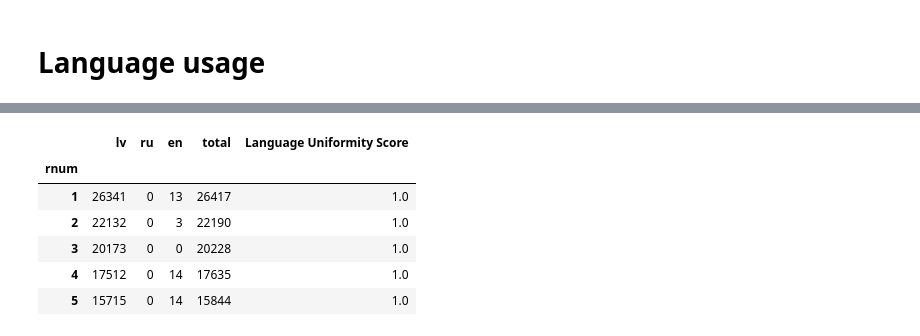
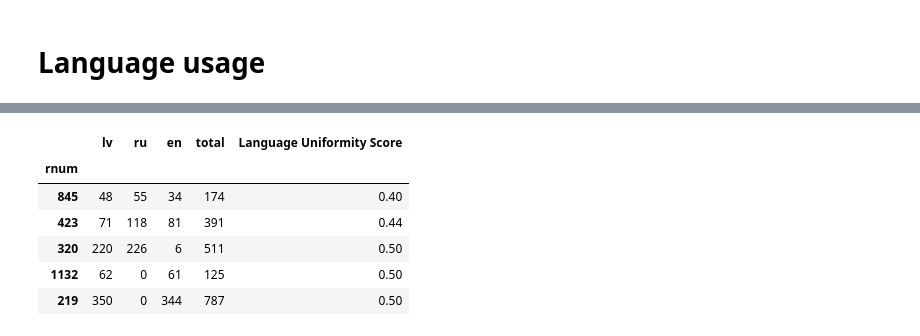
Before and after one commit to dimazest/2018-lv2, a Jupyter notebook: supplement/notebook.ipynb, the cells around one changed output, grey strips where cells are left out. Cells and saved outputs as stored; diff of their text form; code cells hidden in the pictures.

```diff
--- a/supplement/notebook.ipynb
+++ b/supplement/notebook.ipynb
@@ -50,10 +59,10 @@ lang_usage = _
 # %%
-lang_usage.head()
+lang_usage.sort_values('Language Uniformity Score').head()
 # %% [output]
 |  | lv | ru | en | total | Language Uniformity Score |
 | rnum |  |  |  |  |  |
-| 1 | 26341 | 0 | 13 | 26417 | 1.0 |
-| 2 | 22132 | 0 | 3 | 22190 | 1.0 |
-| 3 | 20173 | 0 | 0 | 20228 | 1.0 |
-| 4 | 17512 | 0 | 14 | 17635 | 1.0 |
-| 5 | 15715 | 0 | 14 | 15844 | 1.0 |
+| 845 | 48 | 55 | 34 | 174 | 0.40 |
+| 423 | 71 | 118 | 81 | 391 | 0.44 |
+| 320 | 220 | 226 | 6 | 511 | 0.50 |
+| 1132 | 62 | 0 | 61 | 125 | 0.50 |
+| 219 | 350 | 0 | 344 | 787 | 0.50 |
```
Also changed, not shown: parts of 12 cells of this notebook, 2 other files.
